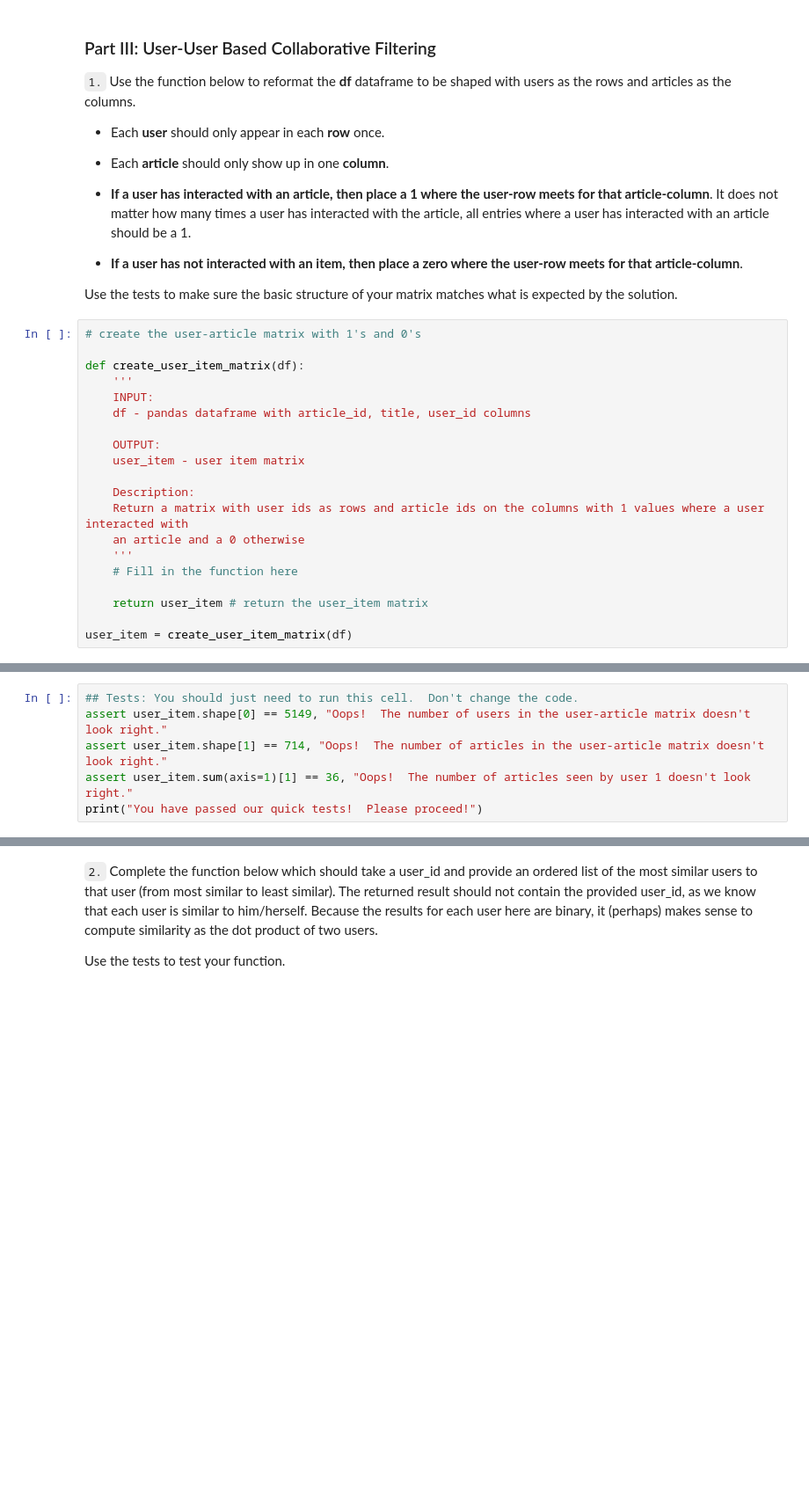
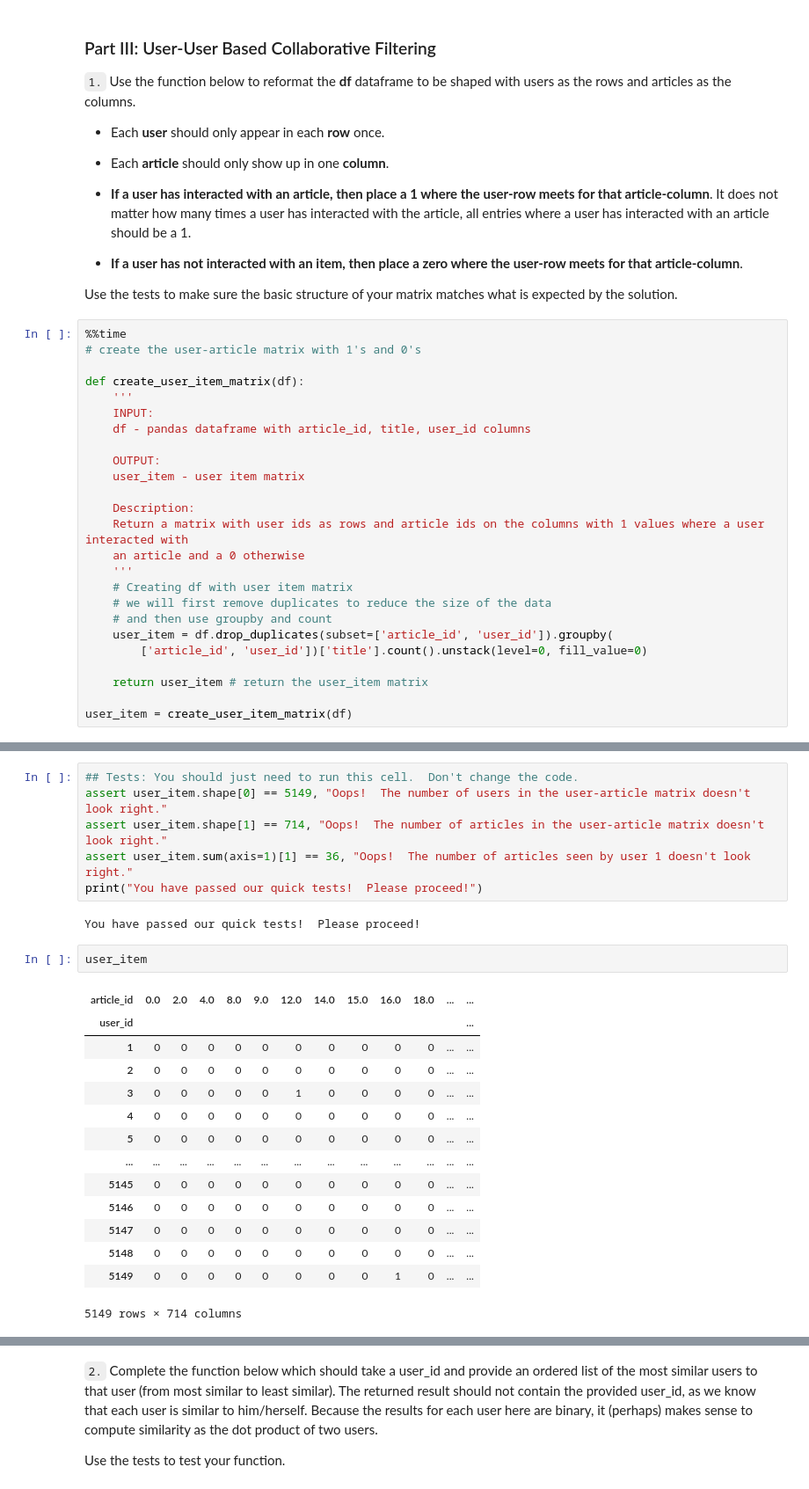
Before and after one commit to chinmaytuw/DSND_Recommendations_with_IBM, a Jupyter notebook: Recommendations_with_IBM.ipynb, the cells around one changed output, grey strips where cells are left out. Shown at 88% size. Saved outputs shown, nothing was run; the diff lists cells and outputs as text; blank space fills up the shorter version.

```diff
--- a/Recommendations_with_IBM.ipynb
+++ b/Recommendations_with_IBM.ipynb
@@ -279,6 +279,7 @@ Your top_20 looks like the solution list! Nice job.
 
 Use the tests to make sure the basic structure of your matrix matches what is expected by the solution.
 # %%
+%%time
 # create the user-article matrix with 1's and 0's
 
 def create_user_item_matrix(df):
@@ -293,7 +294,11 @@ def create_user_item_matrix(df):
     Return a matrix with user ids as rows and article ids on the columns with 1 values where a user interacted with
     an article and a 0 otherwise
     '''
-    # Fill in the function here
+    # Creating df with user item matrix
+    # we will first remove duplicates to reduce the size of the data
+    # and then use groupby and count
+    user_item = df.drop_duplicates(subset=['article_id', 'user_id']).groupby(
+        ['article_id', 'user_id'])['title'].count().unstack(level=0, fill_value=0)
 
     return user_item # return the user_item matrix
 
@@ -304,3 +312,22 @@ assert user_item.shape[0] == 5149, "Oops!  The number of users in the user-artic
 assert user_item.shape[1] == 714, "Oops!  The number of articles in the user-article matrix doesn't look right."
 assert user_item.sum(axis=1)[1] == 36, "Oops!  The number of articles seen by user 1 doesn't look right."
 print("You have passed our quick tests!  Please proceed!")
+# %% [output]
+You have passed our quick tests!  Please proceed!
+# %%
+user_item
+# %% [output]
+| article_id | 0.0 | 2.0 | 4.0 | 8.0 | 9.0 | 12.0 | 14.0 | 15.0 | 16.0 | 18.0 | ... | ... |
+| user_id |  |  |  |  |  |  |  |  |  |  |  | ... |
+| 1 | 0 | 0 | 0 | 0 | 0 | 0 | 0 | 0 | 0 | 0 | ... | ... |
+| 2 | 0 | 0 | 0 | 0 | 0 | 0 | 0 | 0 | 0 | 0 | ... | ... |
+| 3 | 0 | 0 | 0 | 0 | 0 | 1 | 0 | 0 | 0 | 0 | ... | ... |
+| 4 | 0 | 0 | 0 | 0 | 0 | 0 | 0 | 0 | 0 | 0 | ... | ... |
+| 5 | 0 | 0 | 0 | 0 | 0 | 0 | 0 | 0 | 0 | 0 | ... | ... |
+| ... | ... | ... | ... | ... | ... | ... | ... | ... | ... | ... | ... | ... |
+| 5145 | 0 | 0 | 0 | 0 | 0 | 0 | 0 | 0 | 0 | 0 | ... | ... |
+| 5146 | 0 | 0 | 0 | 0 | 0 | 0 | 0 | 0 | 0 | 0 | ... | ... |
+| 5147 | 0 | 0 | 0 | 0 | 0 | 0 | 0 | 0 | 0 | 0 | ... | ... |
+| 5148 | 0 | 0 | 0 | 0 | 0 | 0 | 0 | 0 | 0 | 0 | ... | ... |
+| 5149 | 0 | 0 | 0 | 0 | 0 | 0 | 0 | 0 | 1 | 0 | ... | ... |
+5149 rows × 714 columns
```
Also changed, not shown: parts of 7 cells of this notebook, 1 other file.
